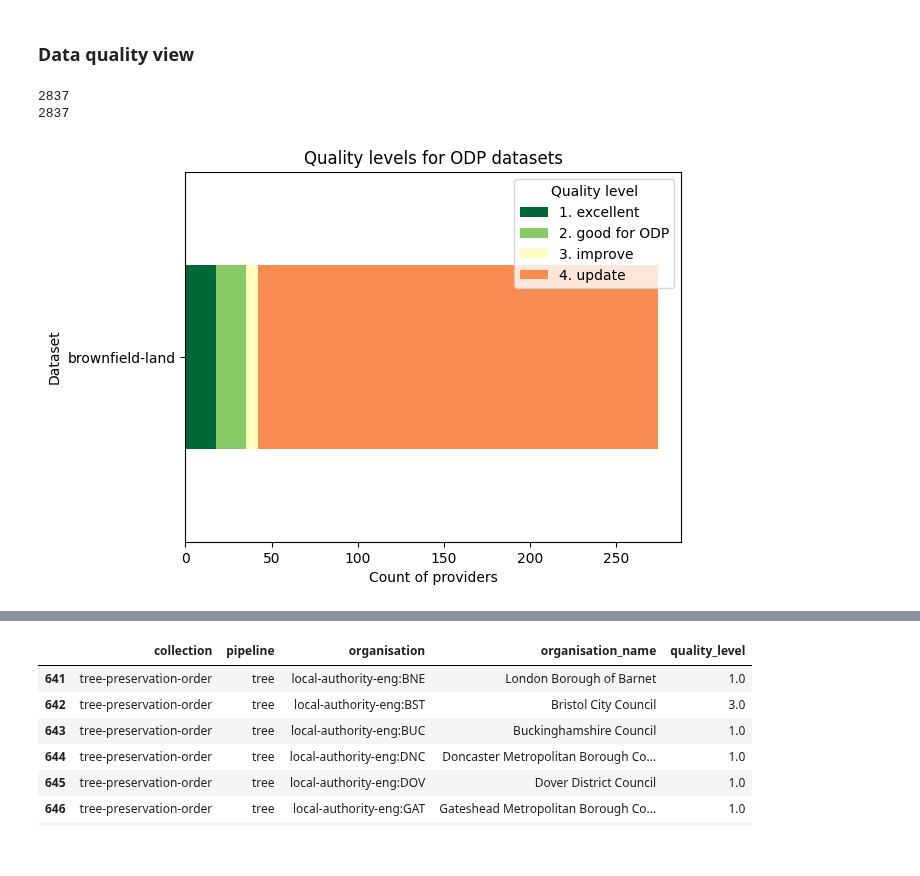
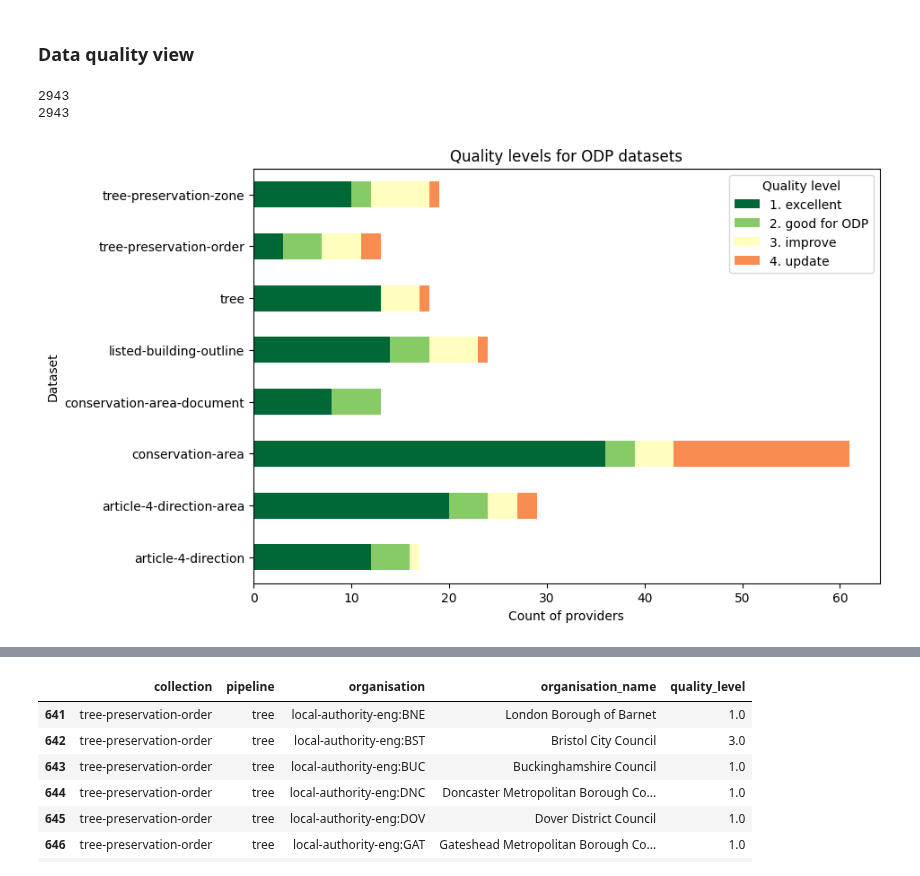
Before and after one commit to digital-land/jupyter-analysis, a Jupyter notebook: analysis/2024-06_issue_monitoring/issue_monitoring - provision scoring.ipynb, the cells around one changed output, grey strips where cells are left out. Saved outputs shown, nothing was run; the diff lists cells and outputs as text; code cells hidden in the pictures.

```diff
--- a/analysis/2024-06_issue_monitoring/issue_monitoring - provision scoring.ipynb
+++ b/analysis/2024-06_issue_monitoring/issue_monitoring - provision scoring.ipynb
@@ -249,6 +249,7 @@ plt.show()
 ep_res_fresh_qual = ep_res_issues[ep_res_issues["resource_age_days"] > 365][["collection", "pipeline", "organisation", "organisation_name"]]
 
 ep_res_fresh_qual["issue_type"] = "not_fresh"
+ep_res_fresh_qual["quality_key"] = "2 - endpoint not updated in last year"
 ep_res_fresh_qual["quality_level"] = 4
 # %%
 # ep_res_issues
@@ -260,7 +261,7 @@ ep_res_issues_qual = ep_res_issues.merge(
     lookup_issue_qual[["issue_type", "quality_key", "quality_level"]],
     how = "left",
     on = "issue_type"
-)[["collection", "pipeline", "organisation", "organisation_name", "issue_type", "quality_level"]]
+)[["collection", "pipeline", "organisation", "organisation_name", "issue_type", "quality_key", "quality_level"]]
 
 # ep_res_issues_qual = ep_res_issues_qual[ep_res_issues_qual["issue_type"].notnull()]
 
@@ -269,8 +270,8 @@ print(len(ep_res_issues_qual))
 
 # ep_res_issues_qual.head()
 # %% [output]
-2837
-2837
+2943
+2943
 # %%
 # ALL QUALITY CATEGORIES TABLE
 # concat tables for each type
@@ -287,37 +288,39 @@ as_index=False
 )
 
 qual_summary.replace(np.nan, 1, inplace=True)
+
+level_map = {
+    1: "1. excellent",
+    2: "2. good for ODP",
+    3: "3. improve",
+    4: "4. update"}
+
+qual_summary["quality_level_label"] = qual_summary["quality_level"].map(level_map)
 # %%
 # VISUALISE
 
-# qual_summary_subset = qual_summary[qual_summary["pipeline"].isin(subset_odp)]
-qual_summary_subset = qual_summary[qual_summary["pipeline"].isin(subset_bfl)]
+qual_summary_subset = qual_summary[qual_summary["pipeline"].isin(subset_odp)]
+# qual_summary_subset = qual_summary[qual_summary["pipeline"].isin(subset_bfl)]
 # qual_summary_subset = qual_summary[qual_summary["pipeline"].isin(subset_dvl)]
 
-
+# color map to use in chart
 cmap = plt.get_cmap('RdYlGn_r')
 colors = [cmap(i / 4) for i in range(4)]
 
-level_map = {
-    1: "1. excellent",
-    2: "2. good for ODP",
-    3: "3. improve",
-    4: "4. update"}
-
-qual_chart = qual_summary_subset.groupby(["pipeline", "quality_level"], as_index=False).agg(
+# count providers by dataset & quality level
+qual_chart = qual_summary_subset.groupby(["pipeline", "quality_level", "quality_level_label"], as_index=False).agg(
     n_providers = ("quality_level", "count")
 )
 
-qual_chart["quality_level_label"] = qual_chart["quality_level"].map(level_map)
 qual_chart.sort_values(["pipeline", "quality_level_label"], inplace=True)
-qual_chart.pivot(columns = "quality_level_label", values = "n_providers", index = "pipeline").plot.barh(stacked = True, color = colors)
+qual_chart.pivot(columns = "quality_level_label", values = "n_providers", index = "pipeline").plot.barh(stacked = True, color = colors, figsize = (9, 6))
 
 # Add labels and title
 plt.xlabel('Count of providers')
 plt.ylabel('Dataset')
 plt.title('Quality levels for ODP datasets')
 plt.legend(title='Quality level')
 
 plt.show()
 # %% [output]
-[figure, old version]
+[figure, new version]
```
Also changed, not shown: parts of 13 cells of this notebook.
